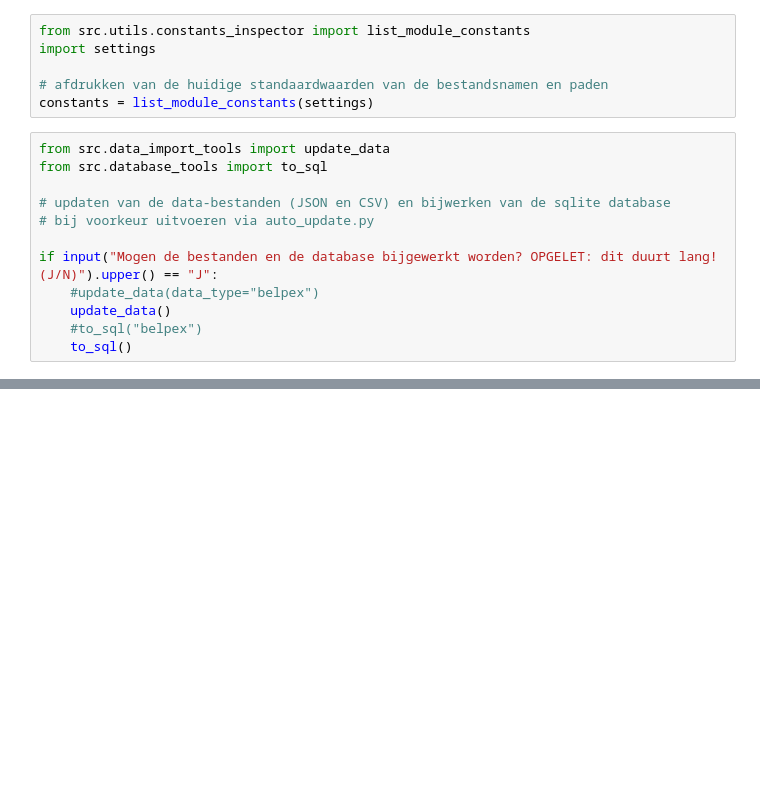
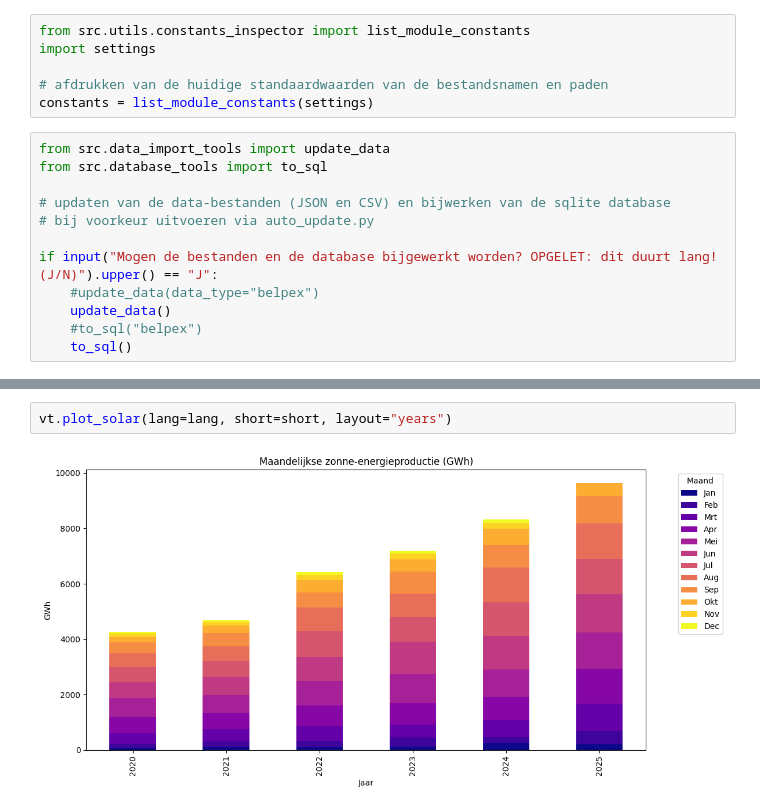
Before and after one commit to LeemanF/DataScientistEindwerkJaar1, a Jupyter notebook: main.ipynb, the cells around one changed output, grey strips where cells are left out. Cells and saved outputs as stored; diff of their text form; blank space fills up the shorter version.

```diff
--- a/main.ipynb
+++ b/main.ipynb
@@ -28,0 +79,4 @@ if input("Mogen de bestanden en de database bijgewerkt worden? OPGELET: dit duur
+# %%
+vt.plot_solar(lang=lang, short=short, layout="years")
+# %% [output]
+[figure, added]
```
Also changed, not shown: parts of 27 cells of this notebook, 3 other files.
